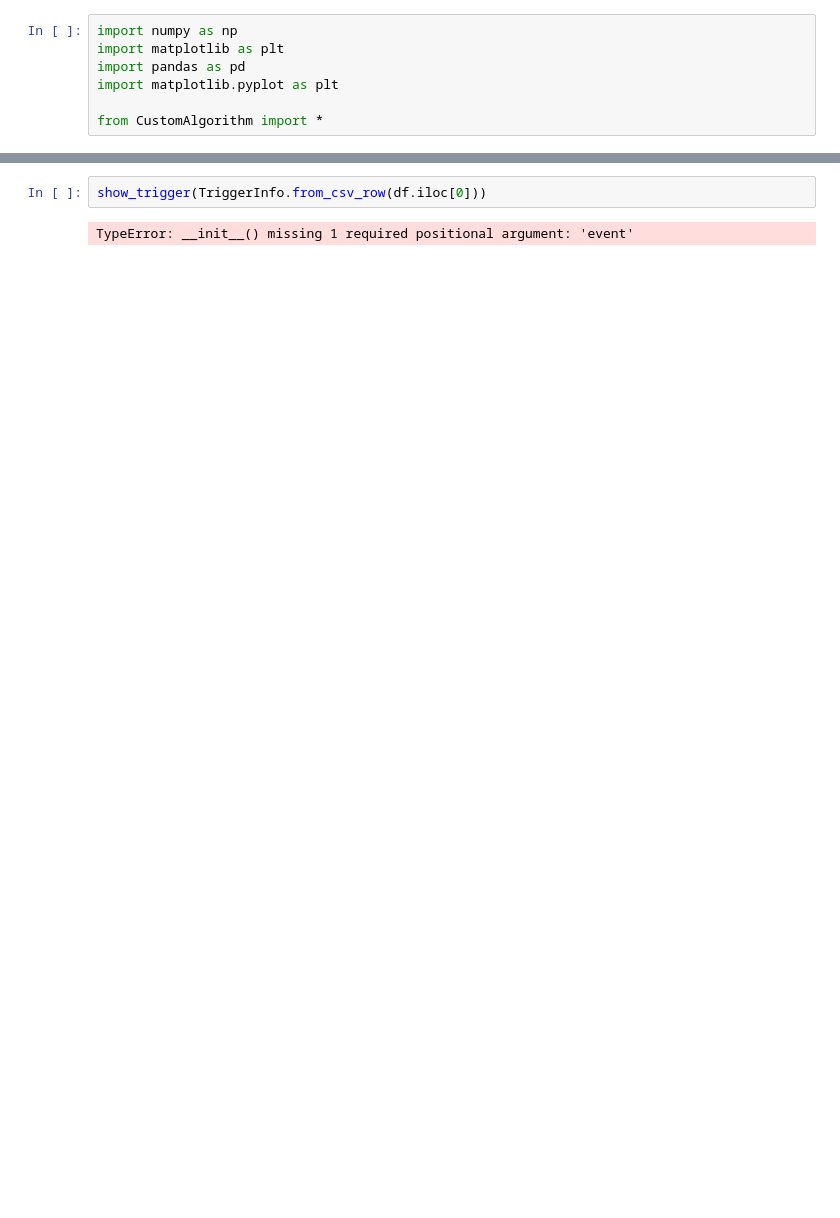
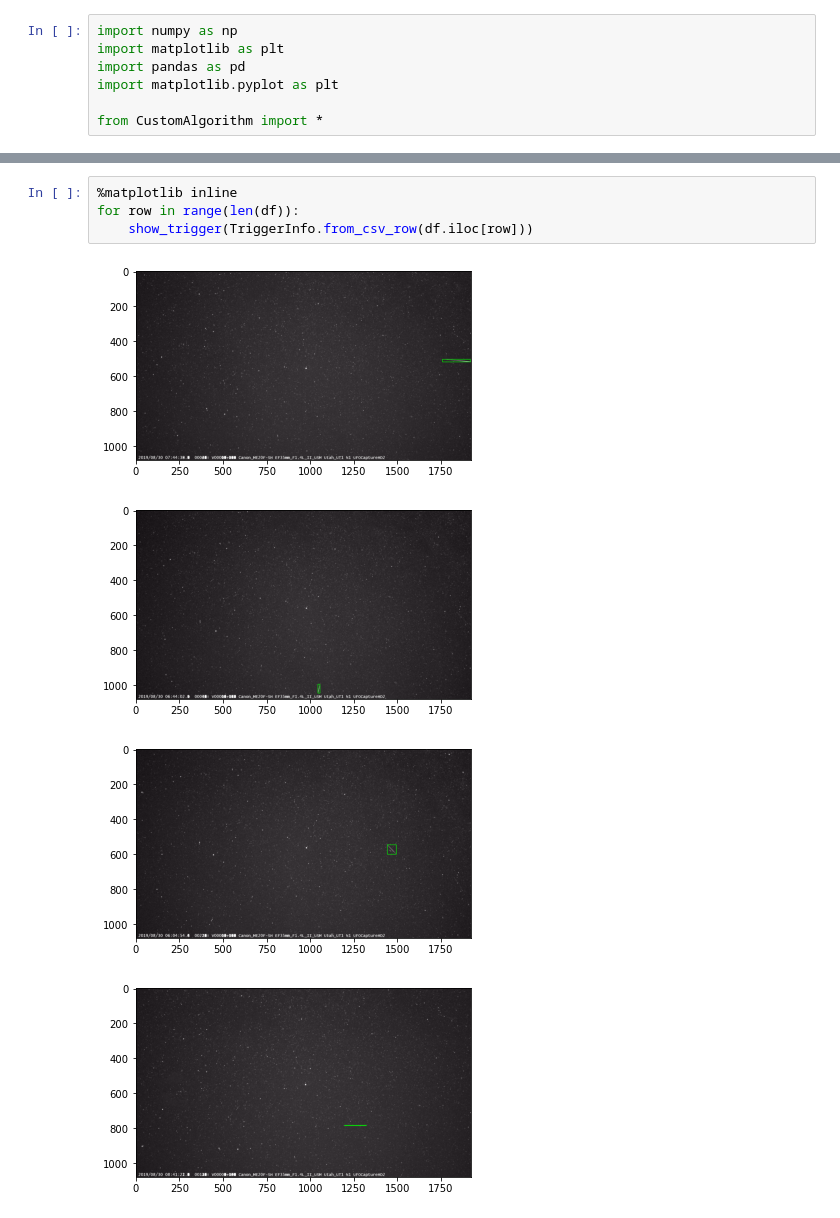
Before and after one commit to mateuszkojro/dims, a Jupyter notebook: motion-detect/analyze.ipynb, the cells around one changed output, grey strips where cells are left out. Cells and saved outputs as stored; diff of their text form; blank space fills up the shorter version.

Commit message:
Show all images

```diff
--- a/motion-detect/analyze.ipynb
+++ b/motion-detect/analyze.ipynb
@@ -17,4 +23,9 @@ df
-# %%
-show_trigger(TriggerInfo.from_csv_row(df.iloc[0]))
-# %% [output]
-TypeError: __init__() missing 1 required positional argument: 'event'
+# %%
+%matplotlib inline
+for row in range(len(df)):
+    show_trigger(TriggerInfo.from_csv_row(df.iloc[row]))
+# %% [output]
+[figure, added]
+[figure, added]
+[figure, added]
+[figure, added]
```
Also changed, not shown: parts of 2 cells of this notebook.
